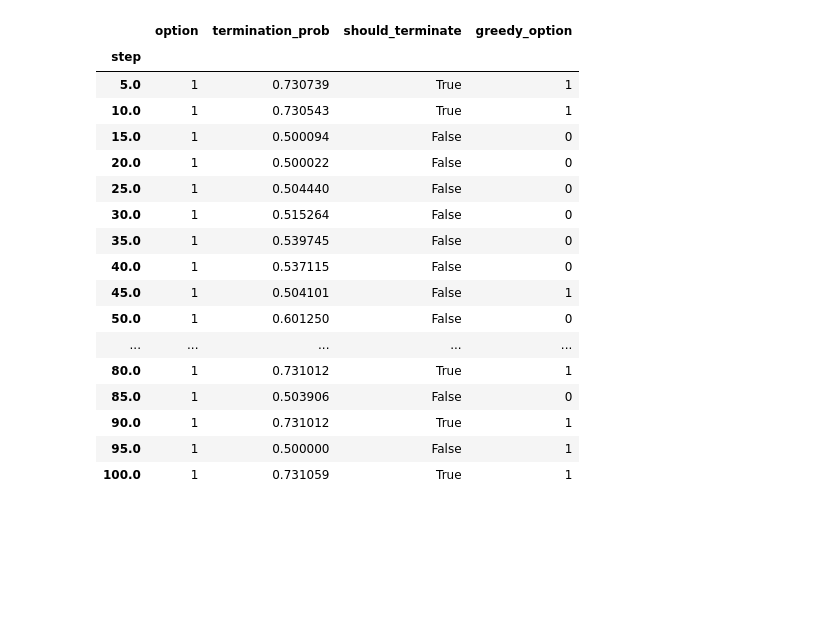
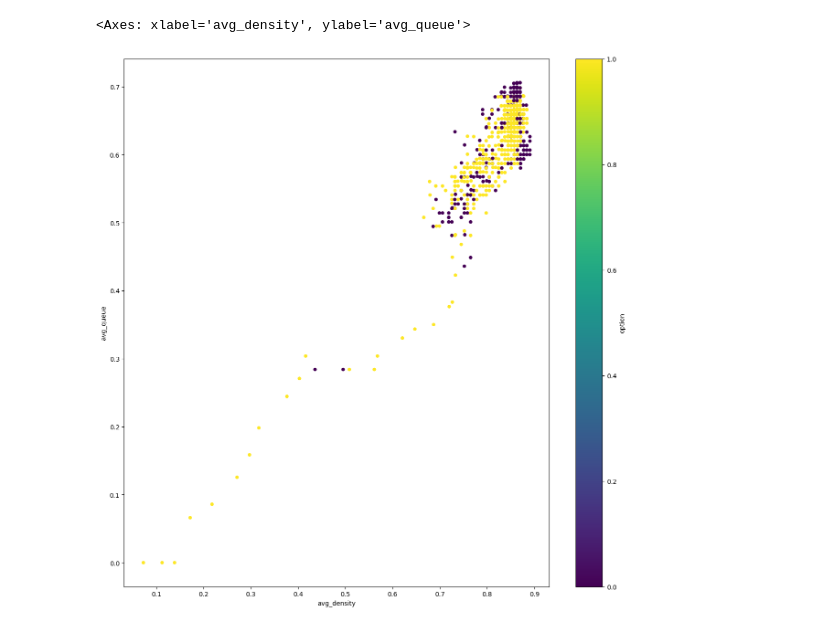
Before and after one commit to Ouroboros4991/MasterThesis2024, a Jupyter notebook: option_critic_exploration.ipynb, the cells around one changed output. Drawn from its saved outputs; the diff is of its cells as text; code cells hidden in the pictures; blank space fills up the shorter version.

Commit message:
updated visualisation notebook

```diff
--- a/option_critic_exploration.ipynb
+++ b/option_critic_exploration.ipynb
@@ -15,2 +42,4 @@ df_single_episode = df_single_episode.drop(columns=['cumulative_reward'])
 # %%
-df_single_episode
+df_single_episode, _ = load_data('oc_2way_500k_steps', 'custom-2way-single-intersection')
+# %%
+df_probs_obs = extract_obs_data(df_single_episode)
@@ -17,21 +48,28 @@ df_single_episode
+# %%
+def extract_avg(df):
+    data = []
+    for _, row in df.iterrows():
+        row = row.to_dict()
+        density = []
+        queue = []
+        record = {
+            'option': row['option']
+        }
+        for key in row:
+            if 'density' in key:
+                density.append(row[key])
+            elif 'queue' in key:
+                queue.append(row[key])
+        record['avg_density'] = np.mean(density)
+        record['avg_queue'] = np.mean(queue)
+        data.append(record)
+    return pd.DataFrame(data)
+# %%
+df_avgs = extract_avg(df_probs_obs)
+# %%
+df_avgs.plot.scatter(x='avg_density', y='avg_queue', c='option', figsize=(15,15))
+# %% [output]
+<Axes: xlabel='avg_density', ylabel='avg_queue'>
+[figure, added]
 # %%
-df_single_episode[['option', 'termination_prob', 'should_terminate', 'greedy_option']].head(20)
+# Correlations
-# %% [output]
-|  | option | termination_prob | should_terminate | greedy_option |
-| step |  |  |  |  |
-| 5.0 | 1 | 0.730739 | True | 1 |
-| 10.0 | 1 | 0.730543 | True | 1 |
-| 15.0 | 1 | 0.500094 | False | 0 |
-| 20.0 | 1 | 0.500022 | False | 0 |
-| 25.0 | 1 | 0.504440 | False | 0 |
-| 30.0 | 1 | 0.515264 | False | 0 |
-| 35.0 | 1 | 0.539745 | False | 0 |
-| 40.0 | 1 | 0.537115 | False | 0 |
-| 45.0 | 1 | 0.504101 | False | 1 |
-| 50.0 | 1 | 0.601250 | False | 0 |
-| ... | ... | ... | ... | ... |
-| 80.0 | 1 | 0.731012 | True | 1 |
-| 85.0 | 1 | 0.503906 | False | 0 |
-| 90.0 | 1 | 0.731012 | True | 1 |
-| 95.0 | 1 | 0.500000 | False | 1 |
-| 100.0 | 1 | 0.731059 | True | 1 |
```
Also changed, not shown: parts of 9 cells of this notebook, 2 other files.
